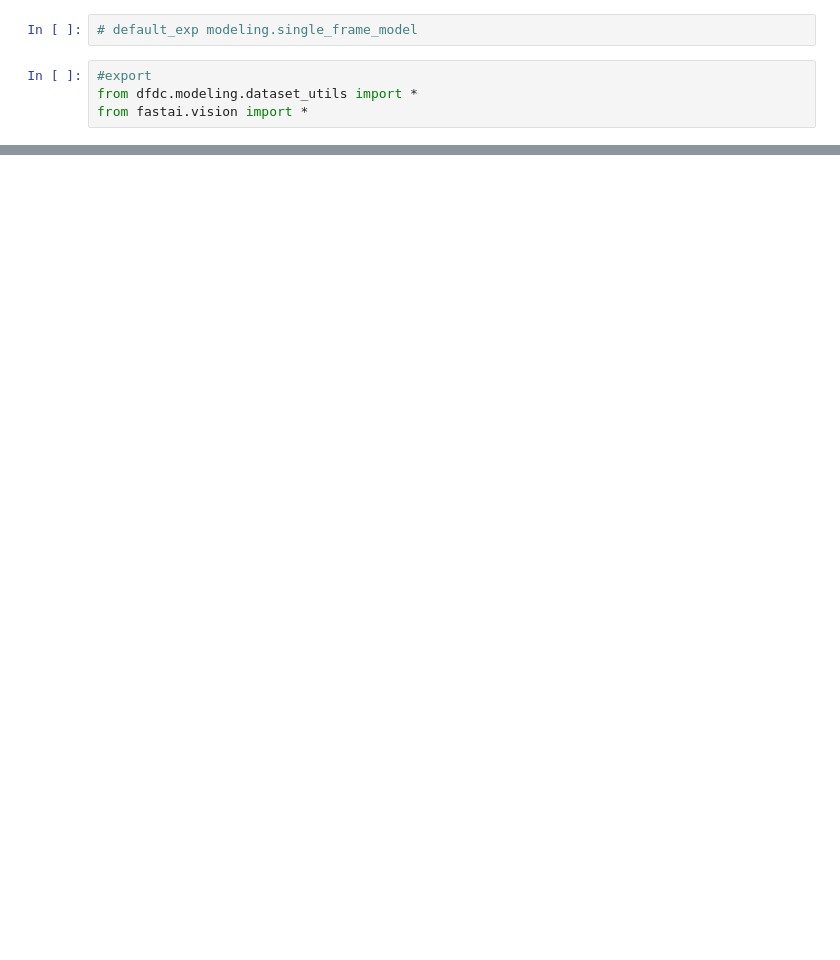
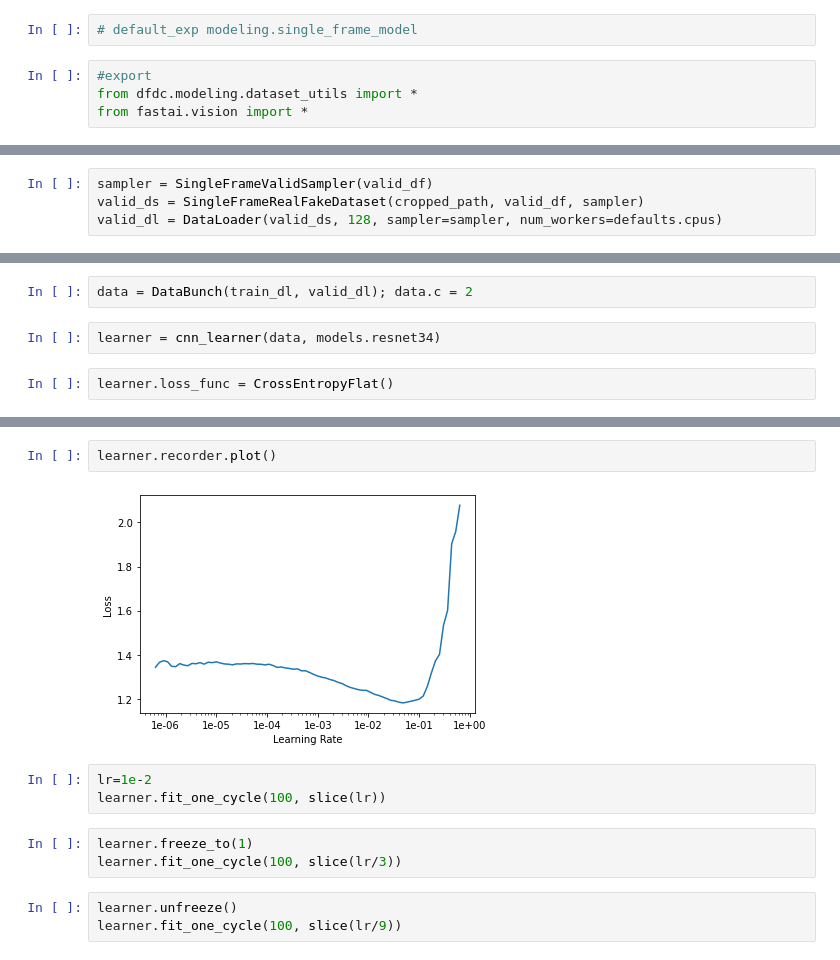
Before and after one commit to KeremTurgutlu/dfdc, a Jupyter notebook: nbs/21_single_frame_model.ipynb, the cells around one changed output, grey strips where cells are left out. Saved outputs shown, nothing was run; the diff lists cells and outputs as text; blank space fills up the shorter version.

Commit message:
single frame model

```diff
--- a/nbs/21_single_frame_model.ipynb
+++ b/nbs/21_single_frame_model.ipynb
@@ -135,0 +234,4 @@ DataBunch??
+# %%
+sampler = SingleFrameValidSampler(valid_df)
+valid_ds = SingleFrameRealFakeDataset(cropped_path, valid_df, sampler)
+valid_dl = DataLoader(valid_ds, 128, sampler=sampler, num_workers=defaults.cpus)
@@ -135,0 +240,6 @@ DataBunch??
+# %%
+data = DataBunch(train_dl, valid_dl); data.c = 2
+# %%
+learner = cnn_learner(data, models.resnet34)
+# %%
+learner.loss_func = CrossEntropyFlat()
@@ -135,0 +253,13 @@ DataBunch??
+# %%
+learner.recorder.plot()
+# %% [output]
+[figure, added]
+# %%
+lr=1e-2
+learner.fit_one_cycle(100, slice(lr))
+# %%
+learner.freeze_to(1)
+learner.fit_one_cycle(100, slice(lr/3))
+# %%
+learner.unfreeze()
+learner.fit_one_cycle(100, slice(lr/9))
```
Also changed, not shown: parts of 86 cells of this notebook, 23 other files.
